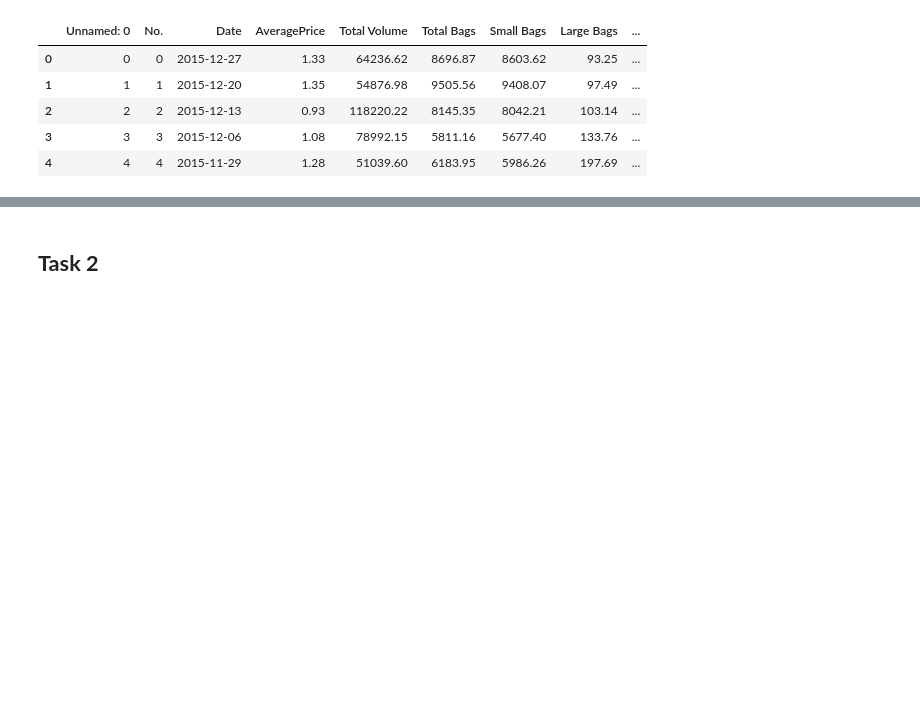
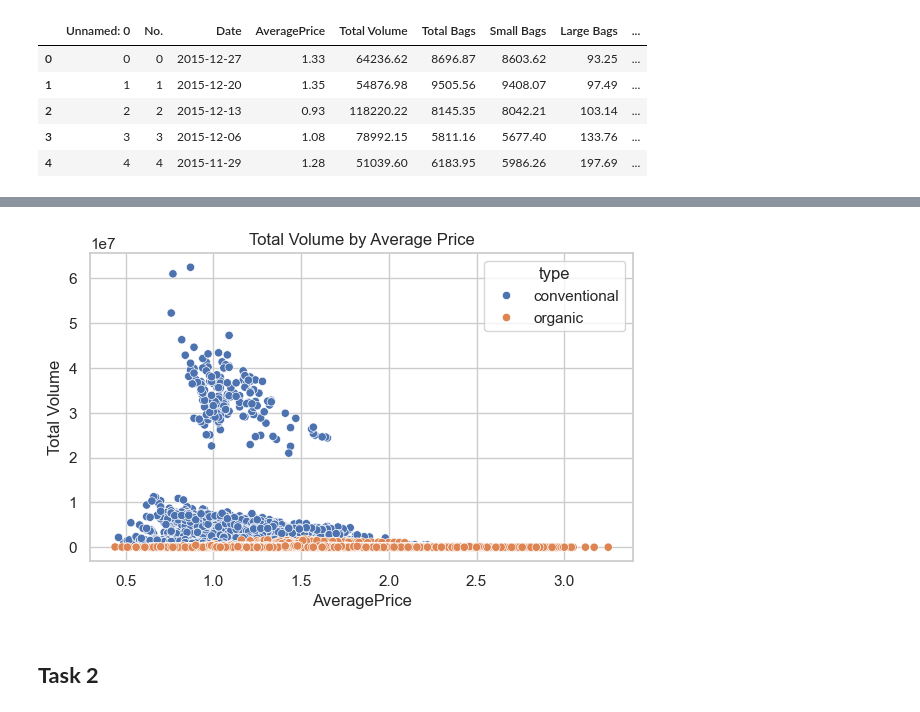
Before and after one commit to rupeshbharti/Today-I-Learned, a Jupyter notebook: Assignments/Assignment12/assignment12.ipynb, the cells around one changed output, grey strips where cells are left out. Saved outputs shown, nothing was run; the diff lists cells and outputs as text; code cells hidden in the pictures; blank space fills up the shorter version.

```diff
--- a/Assignments/Assignment12/assignment12.ipynb
+++ b/Assignments/Assignment12/assignment12.ipynb
@@ -27,3 +28,10 @@ plt.show()
+# %%
+plt.figure(figsize=(7,4))
+sns.scatterplot(data=df, x="AveragePrice", y="Total Volume", hue="type")
+plt.title("Total Volume by Average Price")
+plt.show()
+# %% [output]
+[figure, added]
 # %% [markdown]
 ## __Task 2__
 # %%
```
Also changed, not shown: parts of 1 cell of this notebook, 6 other files.
